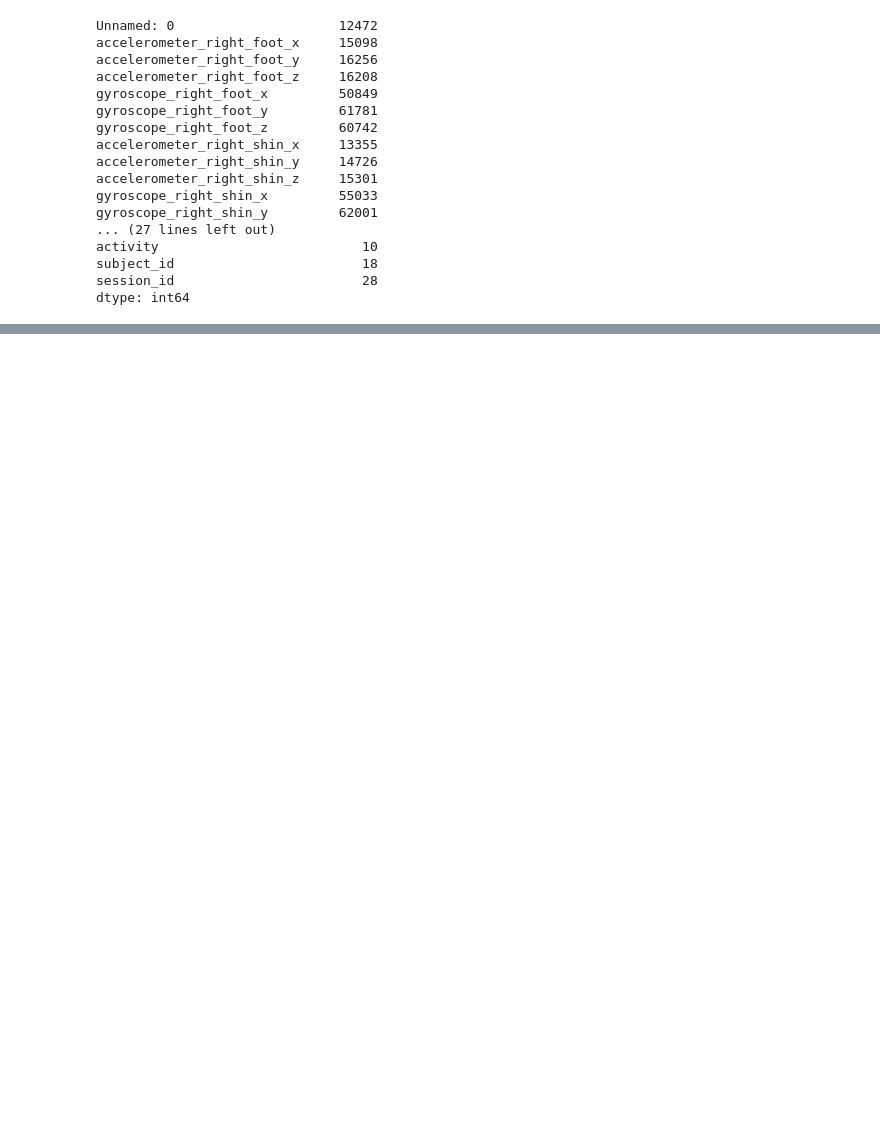
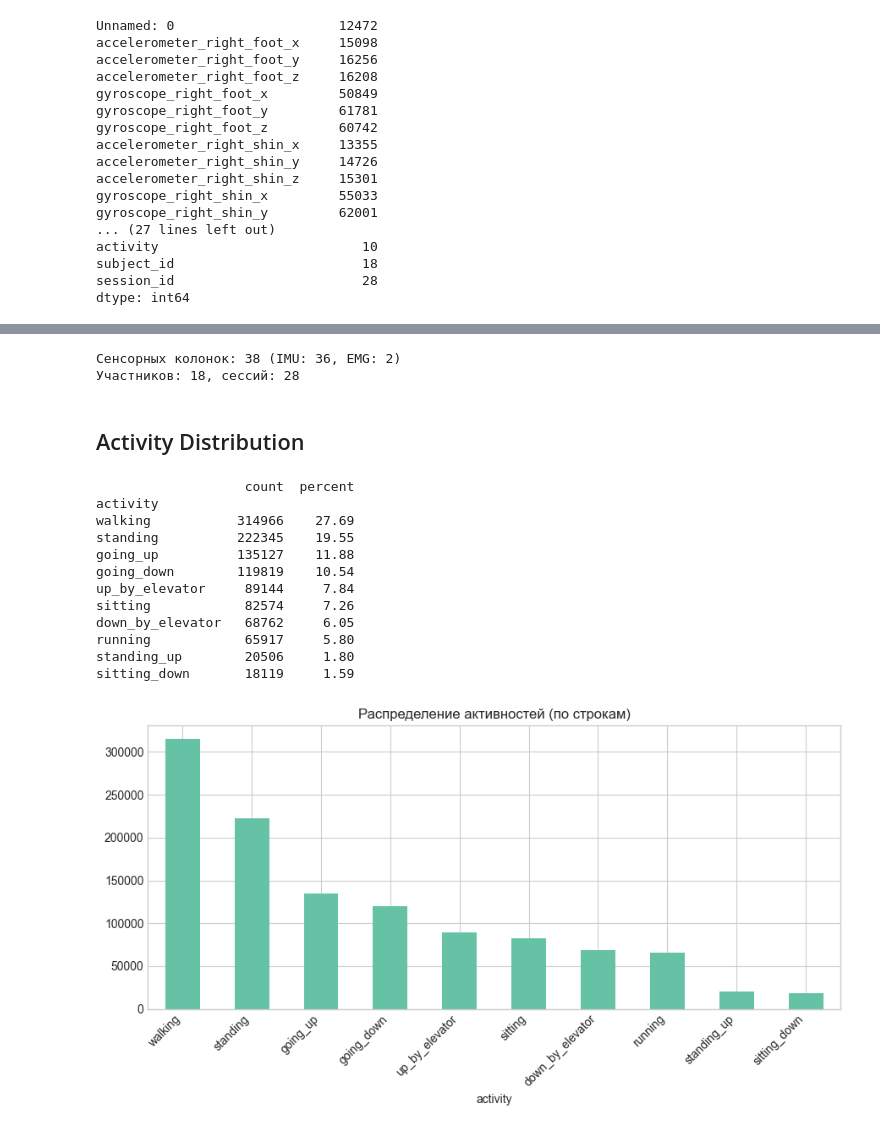
Before and after one commit to ginsengq/Human-Activity-Recognition-HAR, a Jupyter notebook: notebooks/01_eda.ipynb, the cells around one changed output, grey strips where cells are left out. Cells and saved outputs as stored; diff of their text form; code cells hidden in the pictures; blank space fills up the shorter version.

```diff
--- a/notebooks/01_eda.ipynb
+++ b/notebooks/01_eda.ipynb
@@ -334,2 +114,0 @@ print(bad_rows)
-# %%
-df = df[df['accelerometer_left_shin_x'] <= 32767]
@@ -745,0 +117,32 @@ with pd.ExcelWriter('model_results.xlsx') as writer:
+# %%
+if 'Unnamed: 0' in df.columns:
+    df = df.drop(columns=['Unnamed: 0'])
+    print("Колонка 'Unnamed: 0' удалена")
+
+METADATA_COLS = ['activity', 'subject_id', 'session_id']
+assert set(METADATA_COLS) <= set(df.columns), "Проверьте наличие activity/subject_id/session_id"
+
+meta_na = df[METADATA_COLS].isna().sum()
+print("Пропуски в метаданных:")
+print(meta_na)
+if meta_na.sum() > 0:
+    print(f"\n⚠ {meta_na.sum()} строк с пропуском в метаданных — без явного удаления "
+          f"groupby() тихо исключит их из windowing, без единого warning.")
+    n_before = len(df)
+    df = df.dropna(subset=METADATA_COLS).reset_index(drop=True)
+    df[['subject_id', 'session_id']] = df[['subject_id', 'session_id']].astype(int)  # NaN upcasts int->float
+    print(f"Удалены явно: {n_before} -> {len(df)}")
+
+sensor_cols_tmp = [c for c in df.columns if c not in METADATA_COLS]
+print(f"\nПропуски в сенсорных колонках: {df[sensor_cols_tmp].isna().sum().sum()} "
+      f"(обрабатываются интерполяцией по группам, раздел 8)")
+
+dup_mask = df.duplicated(keep=False)
+n_dup_rows = dup_mask.sum()
+print(f"\nСтрок в полных дубликатах: {n_dup_rows}")
+if n_dup_rows > 0:
+    print("По (subject_id, session_id):")
+    print(df.loc[dup_mask].groupby(['subject_id', 'session_id']).size())
+    n_before = len(df)
+    df = df.drop_duplicates().reset_index(drop=True)
+    print(f"Удалены: {n_before} -> {len(df)}")
@@ -745,0 +160,45 @@ with pd.ExcelWriter('model_results.xlsx') as writer:
+# %%
+SENSOR_COLS = [c for c in df.columns if c not in METADATA_COLS]
+EMG_COLS = [c for c in SENSOR_COLS if 'emg' in c.lower()]
+IMU_COLS = [c for c in SENSOR_COLS if c not in EMG_COLS]
+
+assert set(METADATA_COLS + SENSOR_COLS) == set(df.columns)
+
+print(f"Сенсорных колонок: {len(SENSOR_COLS)} (IMU: {len(IMU_COLS)}, EMG: {len(EMG_COLS)})")
+print(f"Участников: {df['subject_id'].nunique()}, сессий: {df['session_id'].nunique()}")
+
+if len(IMU_COLS) != EXPECTED_N_IMU_COLS or len(EMG_COLS) != EXPECTED_N_EMG_COLS:
+    print(f"\n⚠ Ожидалось {EXPECTED_N_IMU_COLS} IMU / {EXPECTED_N_EMG_COLS} EMG, "
+          f"получено {len(IMU_COLS)} / {len(EMG_COLS)}. Проверьте df.columns вручную, "
+          f"либо это другая версия/подмножество датчиков, либо эвристика 'emg' in name "
+          f"не находит ваши EMG-колонки по имени.")
+# %% [output]
+Сенсорных колонок: 38 (IMU: 36, EMG: 2)
+Участников: 18, сессий: 28
+# %% [markdown]
+## Activity Distribution
+# %%
+counts = df['activity'].value_counts()
+pct = df['activity'].value_counts(normalize=True) * 100
+print(pd.DataFrame({'count': counts, 'percent': pct.round(2)}))
+
+fig, ax = plt.subplots(figsize=(9, 5))
+counts.plot(kind='bar', ax=ax)
+ax.set_title('Распределение активностей (по строкам)')
+plt.xticks(rotation=45, ha='right')
+plt.tight_layout()
+plt.show()
+# %% [output]
+                   count  percent
+activity
+walking           314966    27.69
+standing          222345    19.55
+going_up          135127    11.88
+going_down        119819    10.54
+up_by_elevator     89144     7.84
+sitting            82574     7.26
+down_by_elevator   68762     6.05
+running            65917     5.80
+standing_up        20506     1.80
+sitting_down       18119     1.59
+[figure, added]
```
Also changed, not shown: parts of 101 cells of this notebook, 9 other files.
